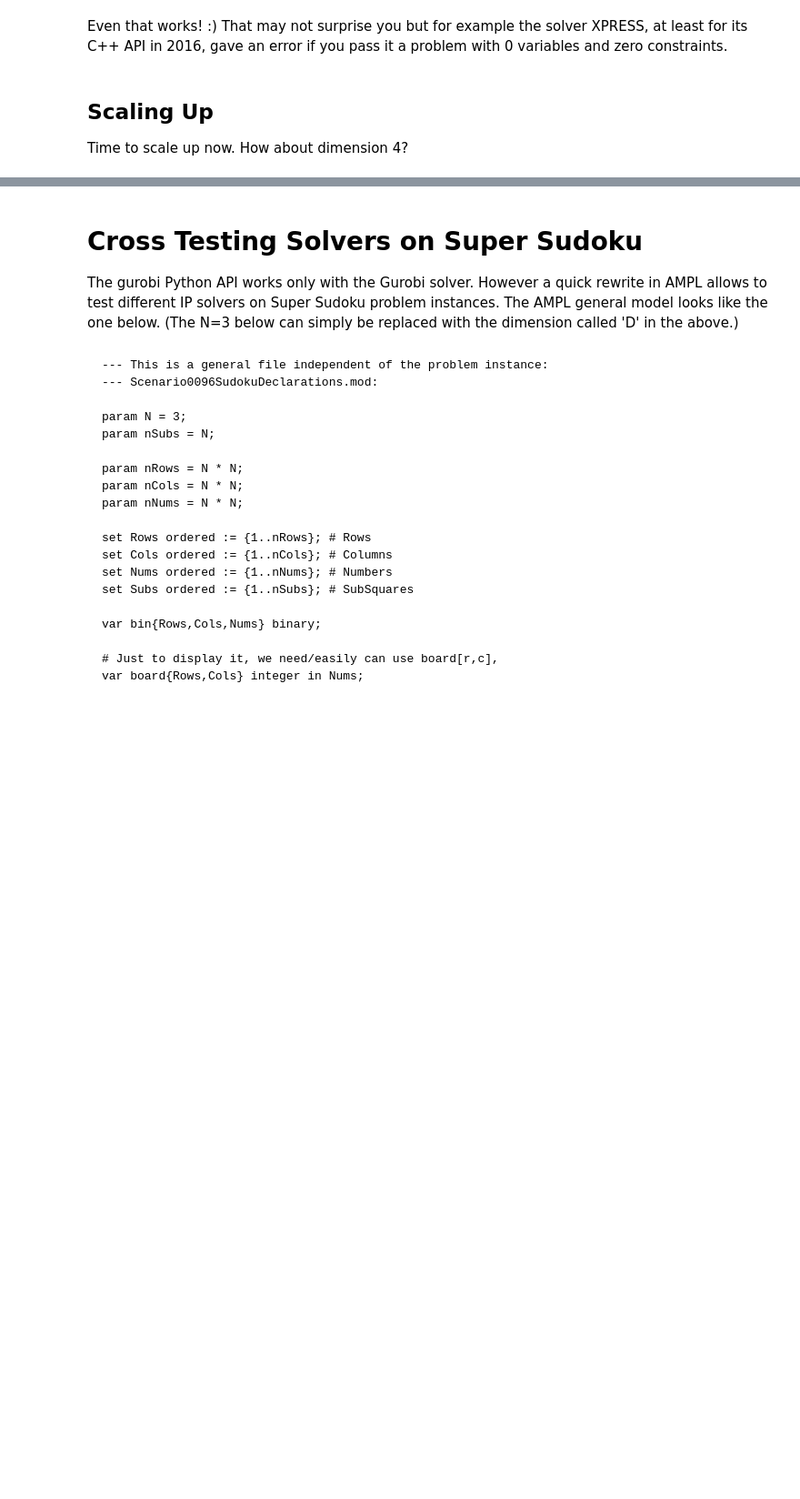
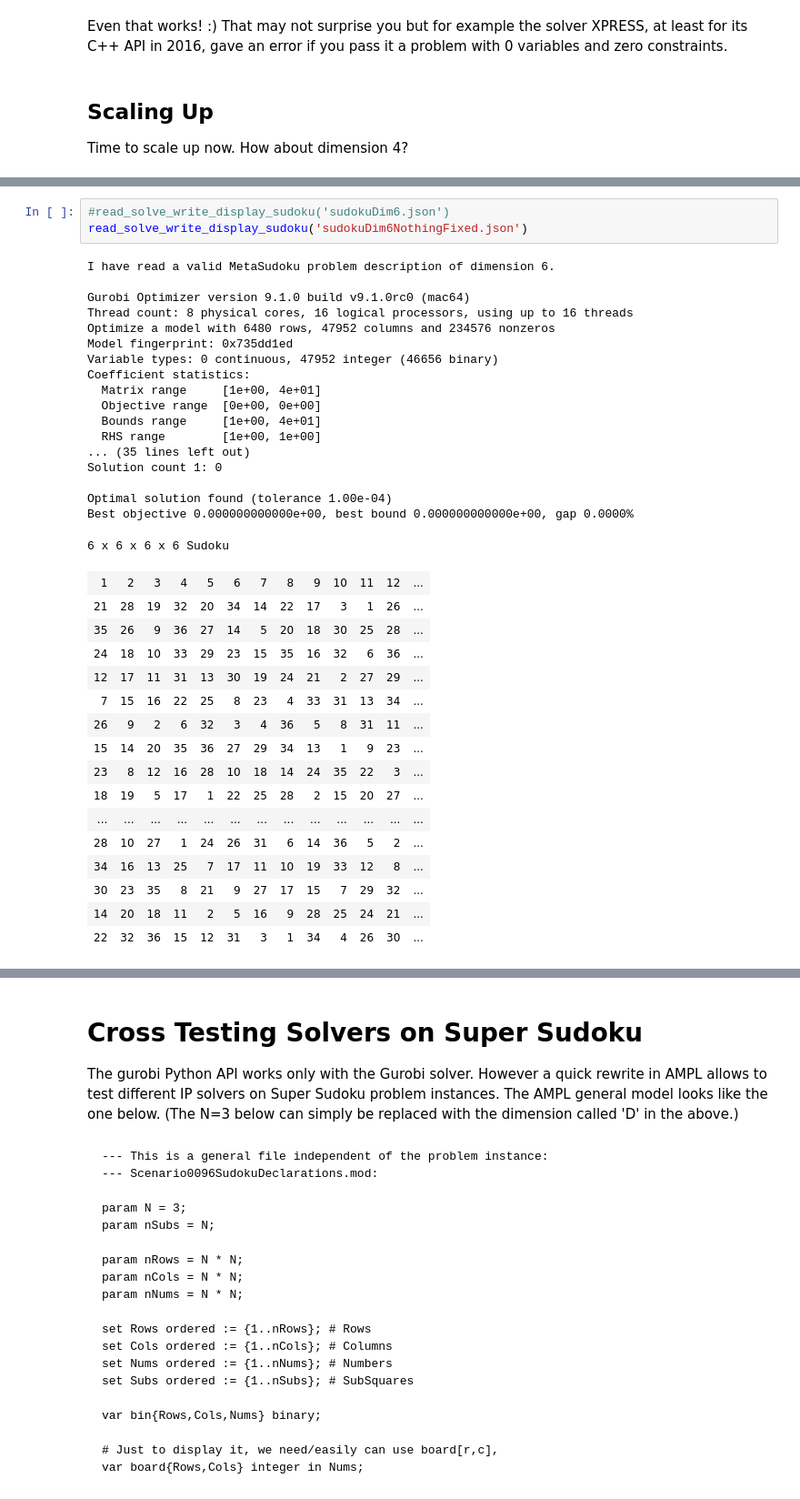
Before and after one commit to PeterSels/OnComputation, a Jupyter notebook: SuperSudoku/SuperSudoku.ipynb, the cells around one changed output, grey strips where cells are left out. Shown: that part at 91% size. Saved outputs shown, nothing was run; the diff lists cells and outputs as text; blank space fills up the shorter version.

```diff
--- a/SuperSudoku/SuperSudoku.ipynb
+++ b/SuperSudoku/SuperSudoku.ipynb
@@ -547,0 +777,38 @@ Time to scale up now. How about dimension 4?
+# %%
+#read_solve_write_display_sudoku('sudokuDim6.json')
+read_solve_write_display_sudoku('sudokuDim6NothingFixed.json')
+# %% [output]
+I have read a valid MetaSudoku problem description of dimension 6.
+
+Gurobi Optimizer version 9.1.0 build v9.1.0rc0 (mac64)
+Thread count: 8 physical cores, 16 logical processors, using up to 16 threads
+Optimize a model with 6480 rows, 47952 columns and 234576 nonzeros
+Model fingerprint: 0x735dd1ed
+Variable types: 0 continuous, 47952 integer (46656 binary)
+Coefficient statistics:
+  Matrix range     [1e+00, 4e+01]
+  Objective range  [0e+00, 0e+00]
+  Bounds range     [1e+00, 4e+01]
+  RHS range        [1e+00, 1e+00]
+... (35 lines left out)
+Solution count 1: 0
+
+Optimal solution found (tolerance 1.00e-04)
+Best objective 0.000000000000e+00, best bound 0.000000000000e+00, gap 0.0000%
+6 x 6 x 6 x 6 Sudoku
+| 1 | 2 | 3 | 4 | 5 | 6 | 7 | 8 | 9 | 10 | 11 | 12 | ... |
+| 21 | 28 | 19 | 32 | 20 | 34 | 14 | 22 | 17 | 3 | 1 | 26 | ... |
+| 35 | 26 | 9 | 36 | 27 | 14 | 5 | 20 | 18 | 30 | 25 | 28 | ... |
+| 24 | 18 | 10 | 33 | 29 | 23 | 15 | 35 | 16 | 32 | 6 | 36 | ... |
+| 12 | 17 | 11 | 31 | 13 | 30 | 19 | 24 | 21 | 2 | 27 | 29 | ... |
+| 7 | 15 | 16 | 22 | 25 | 8 | 23 | 4 | 33 | 31 | 13 | 34 | ... |
+| 26 | 9 | 2 | 6 | 32 | 3 | 4 | 36 | 5 | 8 | 31 | 11 | ... |
+| 15 | 14 | 20 | 35 | 36 | 27 | 29 | 34 | 13 | 1 | 9 | 23 | ... |
+| 23 | 8 | 12 | 16 | 28 | 10 | 18 | 14 | 24 | 35 | 22 | 3 | ... |
+| 18 | 19 | 5 | 17 | 1 | 22 | 25 | 28 | 2 | 15 | 20 | 27 | ... |
+| ... | ... | ... | ... | ... | ... | ... | ... | ... | ... | ... | ... | ... |
+| 28 | 10 | 27 | 1 | 24 | 26 | 31 | 6 | 14 | 36 | 5 | 2 | ... |
+| 34 | 16 | 13 | 25 | 7 | 17 | 11 | 10 | 19 | 33 | 12 | 8 | ... |
+| 30 | 23 | 35 | 8 | 21 | 9 | 27 | 17 | 15 | 7 | 29 | 32 | ... |
+| 14 | 20 | 18 | 11 | 2 | 5 | 16 | 9 | 28 | 25 | 24 | 21 | ... |
+| 22 | 32 | 36 | 15 | 12 | 31 | 3 | 1 | 34 | 4 | 26 | 30 | ... |
```
Also changed, not shown: parts of 20 cells of this notebook, 11 other files.
